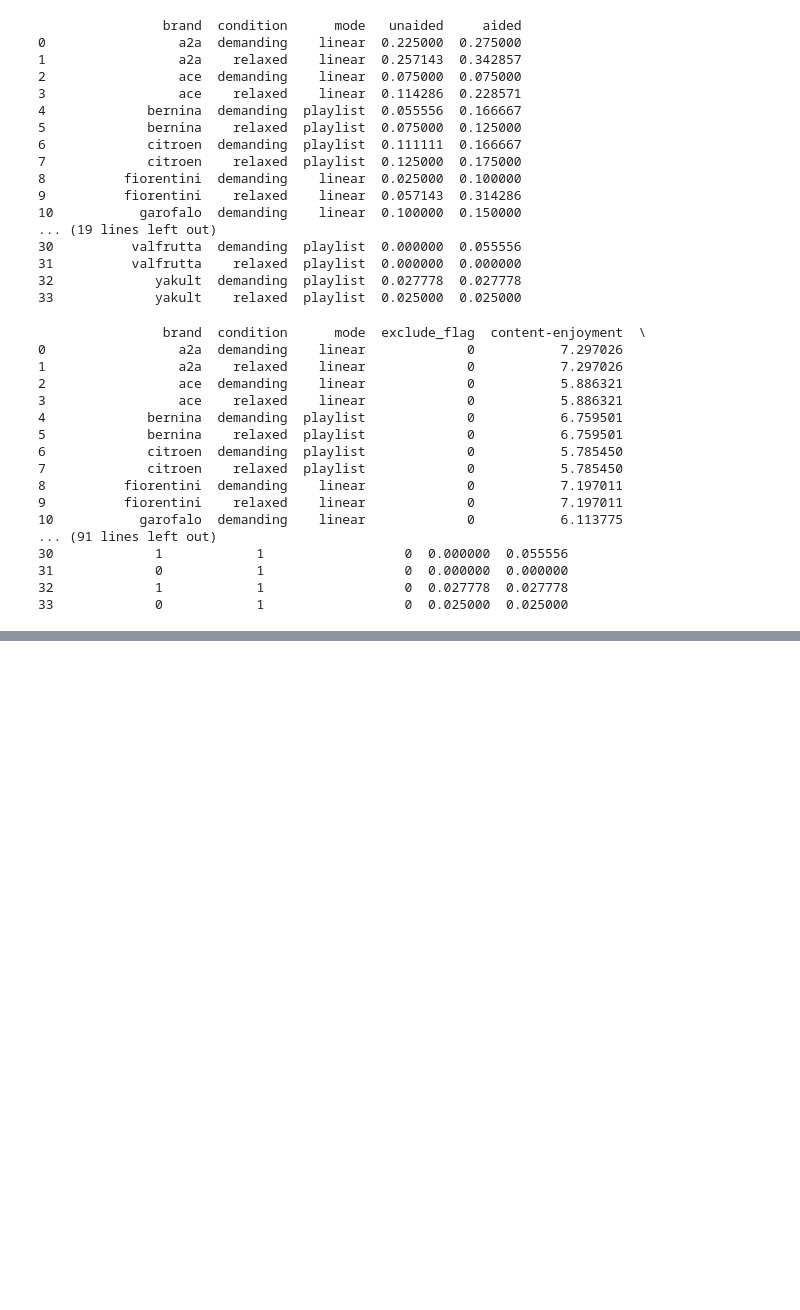
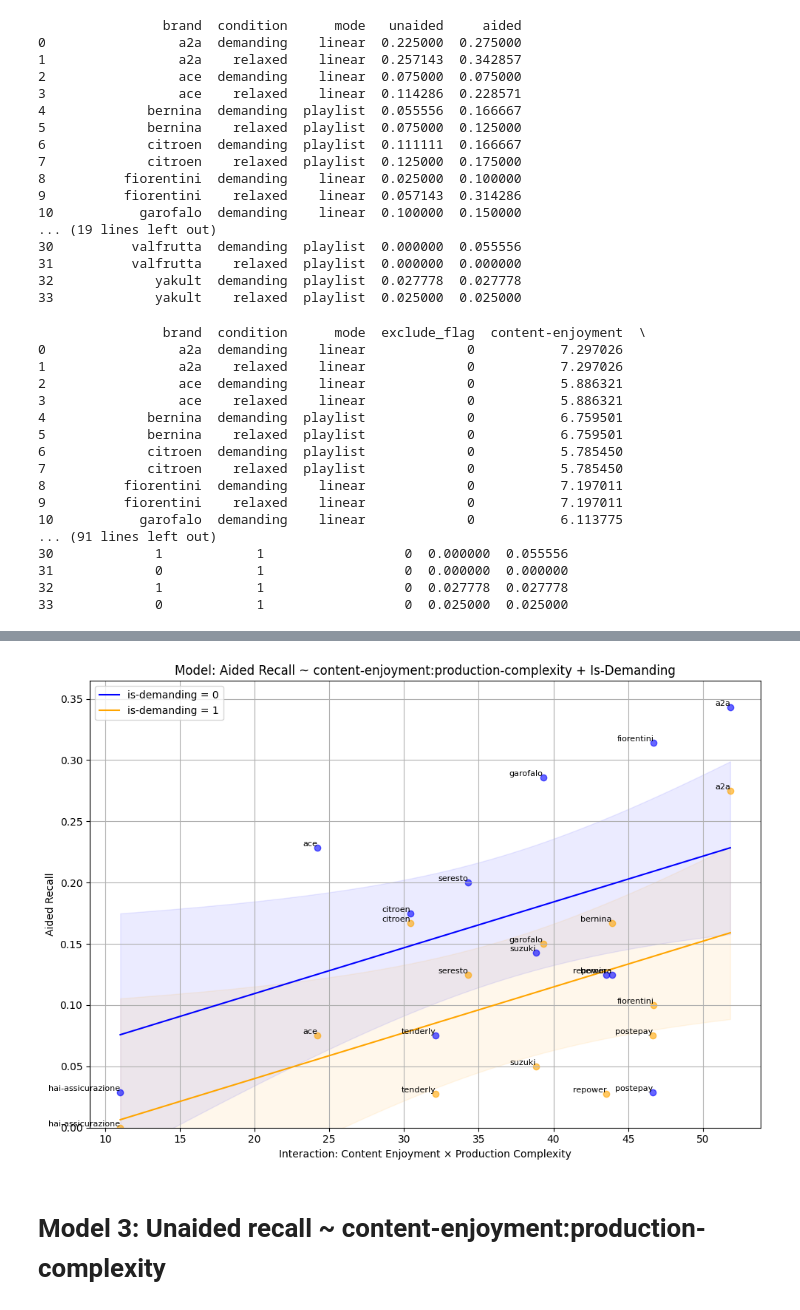
Before and after one commit to mmarcantoinee/audio-aesthetics, a Jupyter notebook: script.ipynb, the cells around one changed output, grey strips where cells are left out. Cells and saved outputs as stored; diff of their text form; code cells hidden in the pictures; blank space fills up the shorter version.

```diff
--- a/script.ipynb
+++ b/script.ipynb
@@ -371,0 +448,52 @@ plt.show()
+# %%
+import matplotlib.pyplot as plt
+import numpy as np
+import pandas as pd
+import statsmodels.api as sm
+
+# Filter dataset
+df_filtered = df[df['exclude_flag'] != 1].copy()
+
+# Create interaction term
+df_filtered['interaction'] = df_filtered['content-enjoyment'] * df_filtered['production-complexity']
+
+# Prepare data
+X = sm.add_constant(df_filtered[['interaction', 'is-demanding']])
+y = df_filtered['aided']
+model = sm.OLS(y, X).fit()
+
+# Prediction grid
+interaction_range = np.linspace(df_filtered['interaction'].min(),
+                                df_filtered['interaction'].max(), 100)
+
+fig, ax = plt.subplots(figsize=(10, 7))
+for demand_val, color in zip([0, 1], ['blue', 'orange']):
+    X_pred = pd.DataFrame({
+        'const': 1.0,
+        'interaction': interaction_range,
+        'is-demanding': demand_val
+    })
+    preds = model.get_prediction(X_pred).summary_frame(alpha=0.05)
+    ax.plot(interaction_range, preds['mean'], label=f'is-demanding = {demand_val}', color=color)
+    ax.fill_between(interaction_range, preds['mean_ci_lower'], preds['mean_ci_upper'],
+                    color=color, alpha=0.08)
+
+# Scatter points with brand labels
+for _, row in df_filtered.iterrows():
+    ax.scatter(row['interaction'], row['aided'],
+               color='blue' if row['is-demanding'] == 0 else 'orange', alpha=0.6)
+    ax.text(row['interaction'], row['aided'], row['brand'], fontsize=8, ha='right', va='bottom')
+
+# Aesthetics
+ax.set_xlabel('Interaction: Content Enjoyment × Production Complexity')
+ax.set_ylabel('Aided Recall')
+ax.set_title('Model: Aided Recall ~ content-enjoyment:production-complexity + Is-Demanding')
+ax.set_ylim(bottom=0)
+ax.legend()
+ax.grid(True)
+plt.tight_layout()
+plt.show()
+# %% [output]
+[figure, added]
+# %% [markdown]
+# Model 3: Unaided recall ~ content-enjoyment:production-complexity
```
Also changed, not shown: parts of 17 cells of this notebook, 2 other files.
